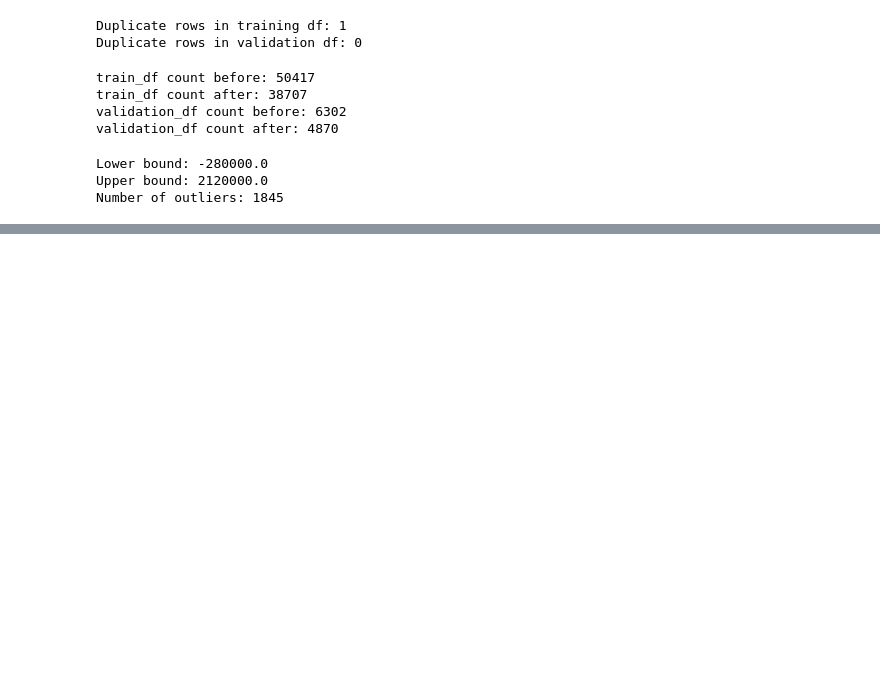
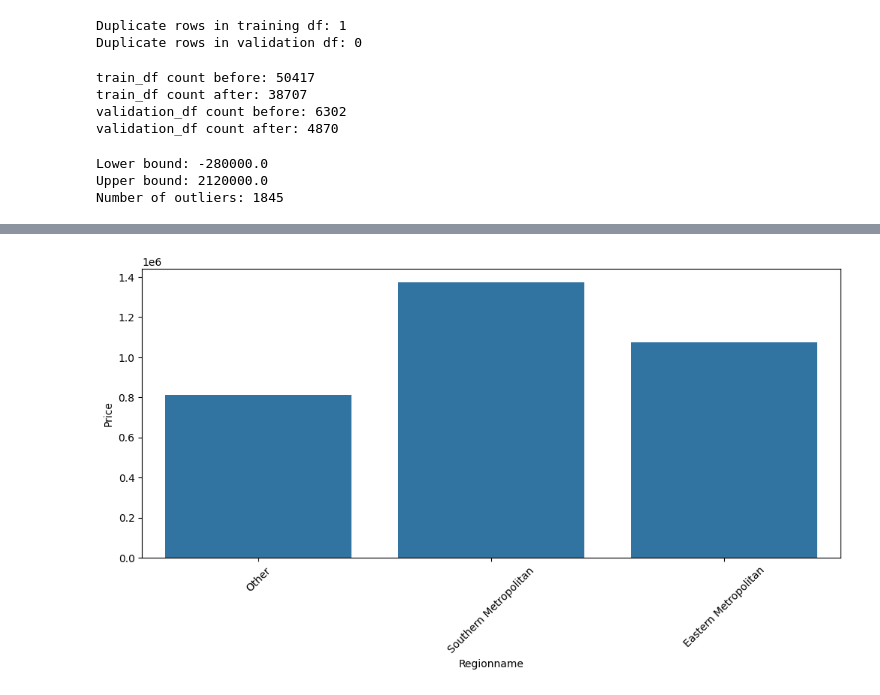
Before and after one commit to Dennnnnnnnnn/Machine-Learning-1, a Jupyter notebook: Lab2/Lab2.ipynb, the cells around one changed output, grey strips where cells are left out. Drawn from its saved outputs; the diff is of its cells as text; code cells hidden in the pictures; blank space fills up the shorter version.

```diff
--- a/Lab2/Lab2.ipynb
+++ b/Lab2/Lab2.ipynb
@@ -109,0 +193,7 @@ Number of outliers: 1845
+# %%
+plt.figure(figsize=(12, 5))
+sns.barplot(data=train_df, x='Regionname', y='Price', estimator='mean', errorbar=None)
+plt.xticks(rotation=45)
+plt.show()
+# %% [output]
+[figure, added]
```
Also changed, not shown: parts of 21 cells of this notebook, 1 other file.
